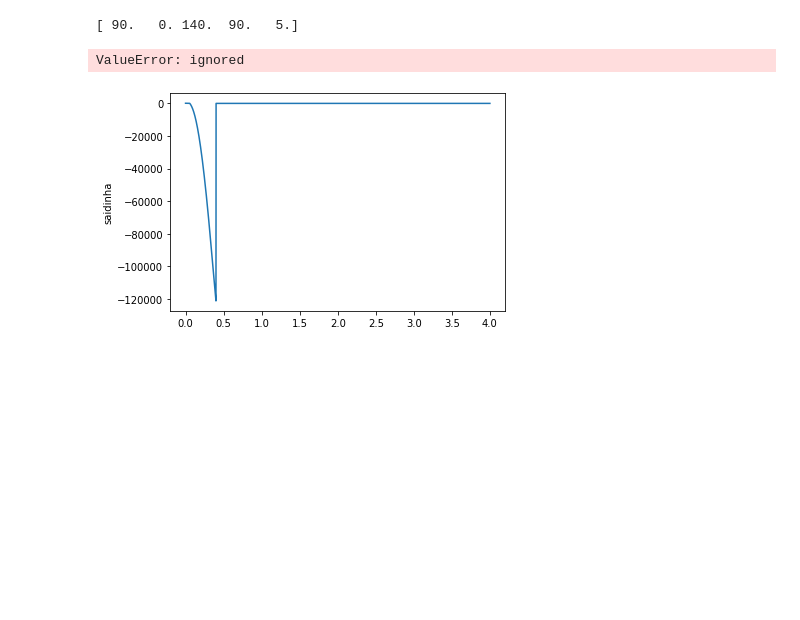
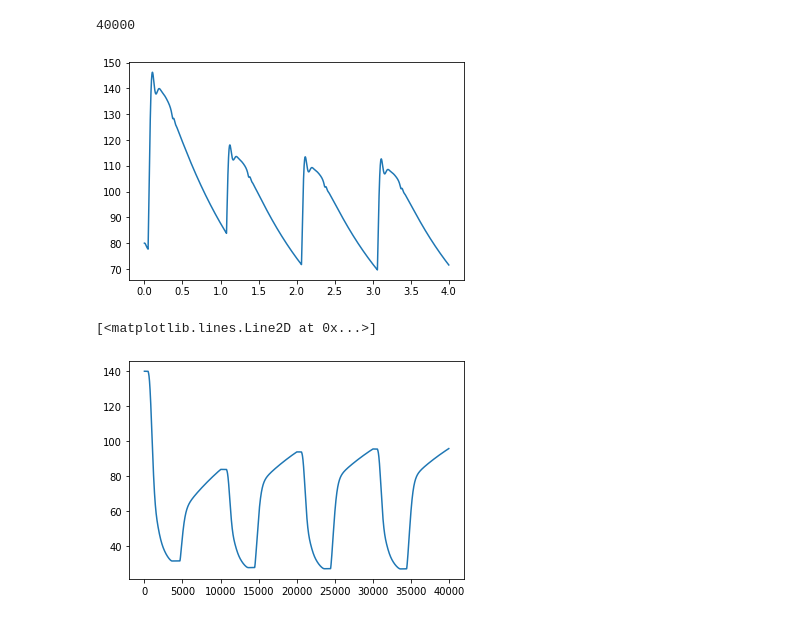
Before and after one commit to mffdsp/ModeloSimaan, a Jupyter notebook: modelinho.ipynb, the cells around one changed output. Drawn from its saved outputs; the diff is of its cells as text; code cells hidden in the pictures; blank space fills up the shorter version.

```diff
--- a/modelinho.ipynb
+++ b/modelinho.ipynb
@@ -87,29 +92,32 @@ def runkut4(passo,A,x,B):
     x = np.asarray(x);
     B = np.asarray(B);
 
-    print(x);
-    xdot = A*x + B
+    xdot = np.matmul(A, x) + B;
     kx1 = passo*xdot
     x1 = x + 0.5*kx1
 
-    xdot = A*x1 + B
-    kx2 = passo*x
+    xdot = np.matmul(A, x1) + B
+    kx2 = passo*xdot
     x1 = x + 0.5*kx2
 
-    xdot = A*x1 + B
+    xdot = np.matmul(A, x1) + B
     kx3 = passo*xdot
-
     x1 = x + kx3
 
-    xdot = A*x1 + B
+    xdot = np.matmul(A, x1) + B
     kx4 = passo*xdot
 
-    return np.asarray(x + (kx1 + 2*kx2 + 2*kx3 + kx4)/6)
+    value = np.asarray(x + (kx1 + 2*kx2 + 2*kx3 + kx4)/6)
+
+    return value
 # %%
+import operator
+import functools as ft
+
 model = Simaan()
-
+print(model.n)
 for i in range(model.n):
-    if(i == 3999):
+    if(i == 39999):
       break
     if model.Pae[i] >= model.Pve[i]:
       model.Dm = 1
@@ -137,6 +145,7 @@ for i in range(model.n):
     A[2] = [(model.Da)/(model.Ra), 0, a33, 0, (model.Dm)/(model.Rm)]
     A[3] = [0, 1, 0, -1/(model.Rs), 1/(model.Rs)]/np.asarray(model.Cs);
     A[4] = [0, 0, a53, 1/(model.Rs), a55]/np.asarray(model.Cae);
+    A = np.asarray(A);
 
 
     #Matriz B
@@ -146,28 +155,31 @@ for i in range(model.n):
          0,
          ( -(model.Dm)/(model.Rm)*model.E[i]*model.Vo)/model.Cae]
 
-    model.x =  runkut4(model.passo, A,model.x, np.transpose(B))
+    model.x =  runkut4(model.passo, A, model.x, B)
 
-    model.Pao[i+1] = model.x[0]
-    model.Qa[i+1] = model.x[1]
-    model.Vve[i+1] = model.x[2]
-    model.Pas[i+1] = model.x[3]
-    model.Pae[i+1] = model.x[4]
+    model.Pao[i+1] =  model.x[0]
+    model.Qa[i+1] =  model.x[1]
+    model.Vve[i+1] =  model.x[2]
+    model.Pas[i+1] =  model.x[3]
+    model.Pae[i+1] =  model.x[4]
 
     model.Dm_[i+1] = model.Da
     model.Dm_[i+1] = model.Dm
 
     model.Pve[i+1] = model.E[i+1] * (model.Vve[i+1] - model.Vo)
 # %% [output]
-[ 90.   0. 140.  90.   5.]
+40000
-ValueError: ignored
 # %%
 #PLOT
 
 import matplotlib.pyplot as plt
 
 plt.plot(model.T, model.Pao)
-plt.ylabel('saidinha')
 plt.show()
+
+#Elastancia
+plt.plot(model.Vve)
 # %% [output]
-[figure, old version]
+[figure, new version]
+[<matplotlib.lines.Line2D at 0x...>]
+[figure, added]
```
Also changed, not shown: parts of 2 cells of this notebook.
